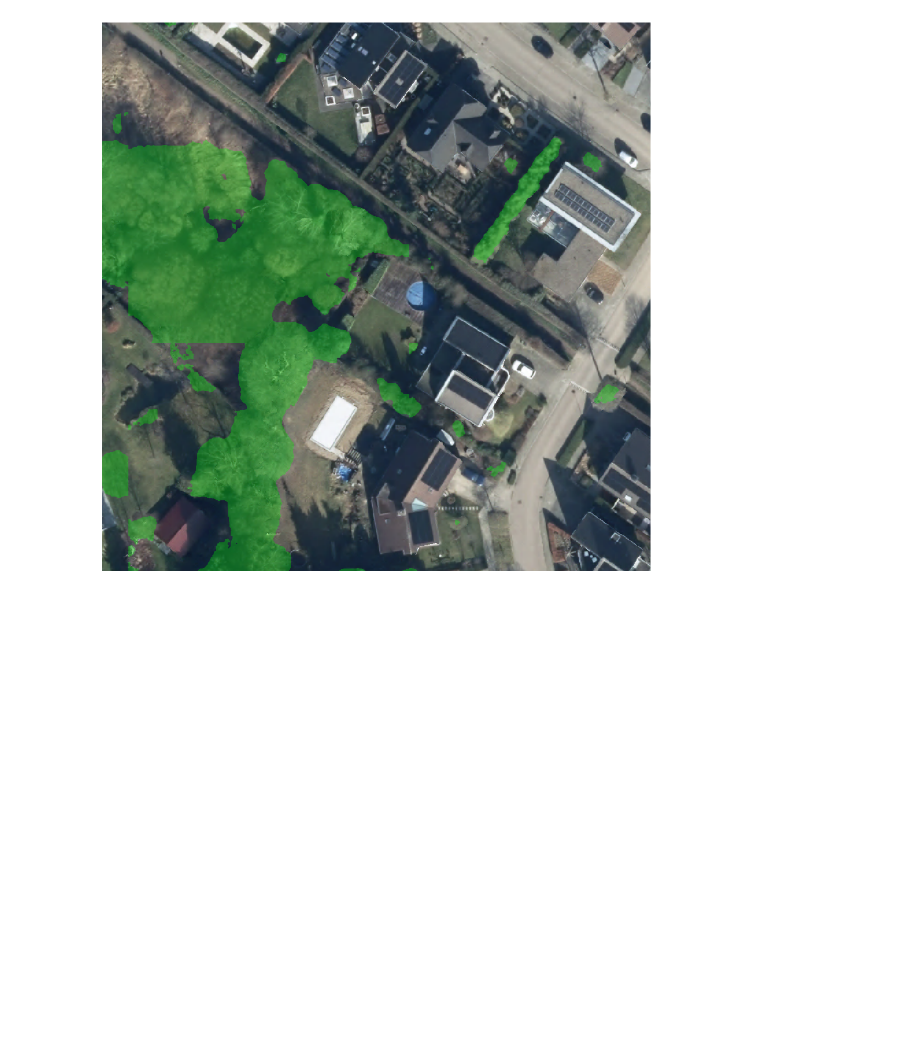
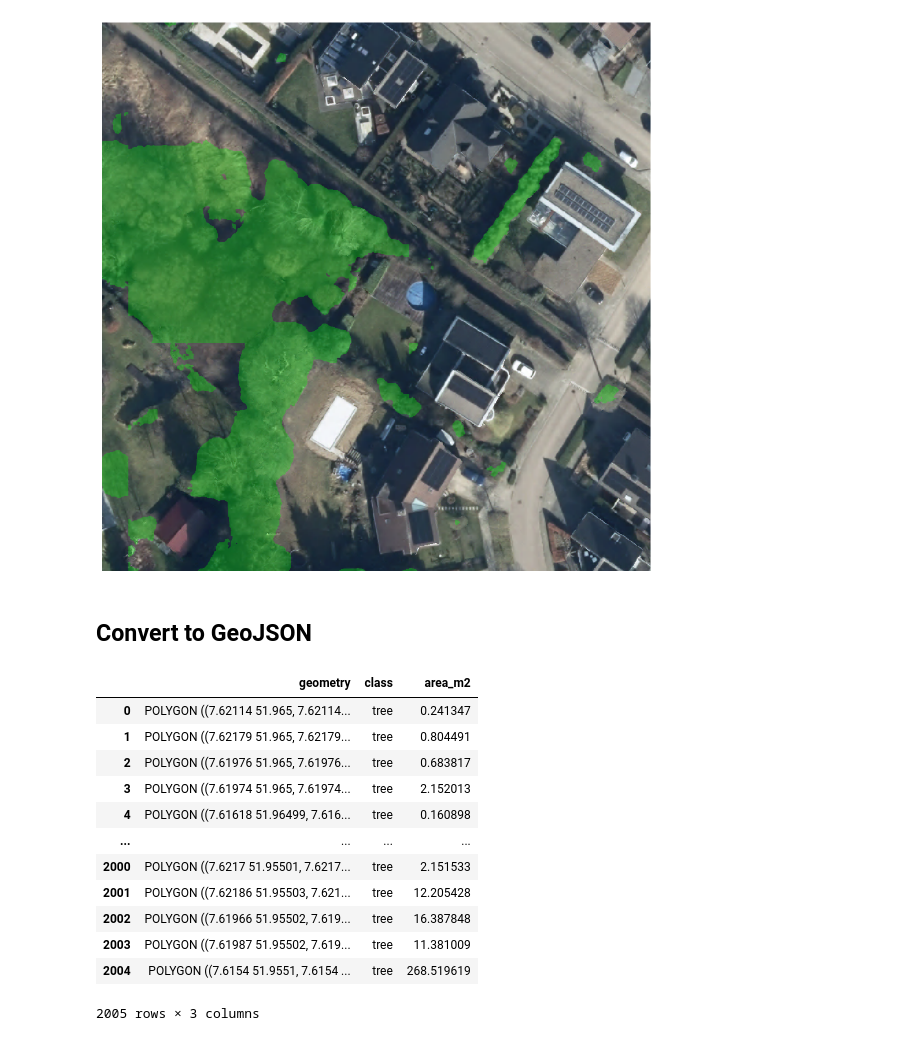
Before and after one commit to salmanzebmalik/geoai, a Jupyter notebook: models/tree-inference.ipynb, the cells around one changed output. Cells and saved outputs as stored; diff of their text form; code cells hidden in the pictures; blank space fills up the shorter version.

Commit message:
To GeoJSON convert

```diff
--- a/models/tree-inference.ipynb
+++ b/models/tree-inference.ipynb
@@ -71,3 +71,58 @@ ax.imshow(crop_result, interpolation='nearest')
 plt.show()
 # %% [output]
 [figure]
+# %% [markdown]
+## Convert to GeoJSON
+# %%
+import geopandas as gpd
+from rasterio.features import shapes
+from shapely.geometry import shape
+from rasterio.transform import from_bounds
+
+
+# model_inference_func unused for now, as mask defined above.
+def bbox_to_tree_geojson(bbox_coords, mask, model_inference_func=None):
+    min_lon, min_lat, max_lon, max_lat = bbox_coords
+
+    """
+    mask = model_inference_func(img, ...)
+    """
+
+
+    height, width = mask.shape
+
+    transform = from_bounds(min_lon, min_lat, max_lon, max_lat, width, height)
+
+    results = []
+    for geom, value in shapes(mask, mask=(mask == 1), transform=transform):
+        results.append({
+            "geometry": shape(geom),
+            "properties": {"class": "tree", "area_m2": None}
+        })
+
+    if not results:
+        return {"type": "FeatureCollection", "features": []}
+
+    gdf = gpd.GeoDataFrame.from_features(results, crs="EPSG:4326")
+    gdf_projected = gdf.to_crs("EPSG:3857")
+    gdf["area_m2"] = gdf_projected.geometry.area
+
+    return gdf
+
+result = bbox_to_tree_geojson((7.615, 51.955, 7.625, 51.965), full_mask)
+# %%
+result
+# %% [output]
+|  | geometry | class | area_m2 |
+| 0 | POLYGON ((7.62114 51.965, 7.62114... | tree | 0.241347 |
+| 1 | POLYGON ((7.62179 51.965, 7.62179... | tree | 0.804491 |
+| 2 | POLYGON ((7.61976 51.965, 7.61976... | tree | 0.683817 |
+| 3 | POLYGON ((7.61974 51.965, 7.61974... | tree | 2.152013 |
+| 4 | POLYGON ((7.61618 51.96499, 7.616... | tree | 0.160898 |
+| ... | ... | ... | ... |
+| 2000 | POLYGON ((7.6217 51.95501, 7.6217... | tree | 2.151533 |
+| 2001 | POLYGON ((7.62186 51.95503, 7.621... | tree | 12.205428 |
+| 2002 | POLYGON ((7.61966 51.95502, 7.619... | tree | 16.387848 |
+| 2003 | POLYGON ((7.61987 51.95502, 7.619... | tree | 11.381009 |
+| 2004 | POLYGON ((7.6154 51.9551, 7.6154 ... | tree | 268.519619 |
+2005 rows × 3 columns
```
Also changed, not shown: 1 other file.
